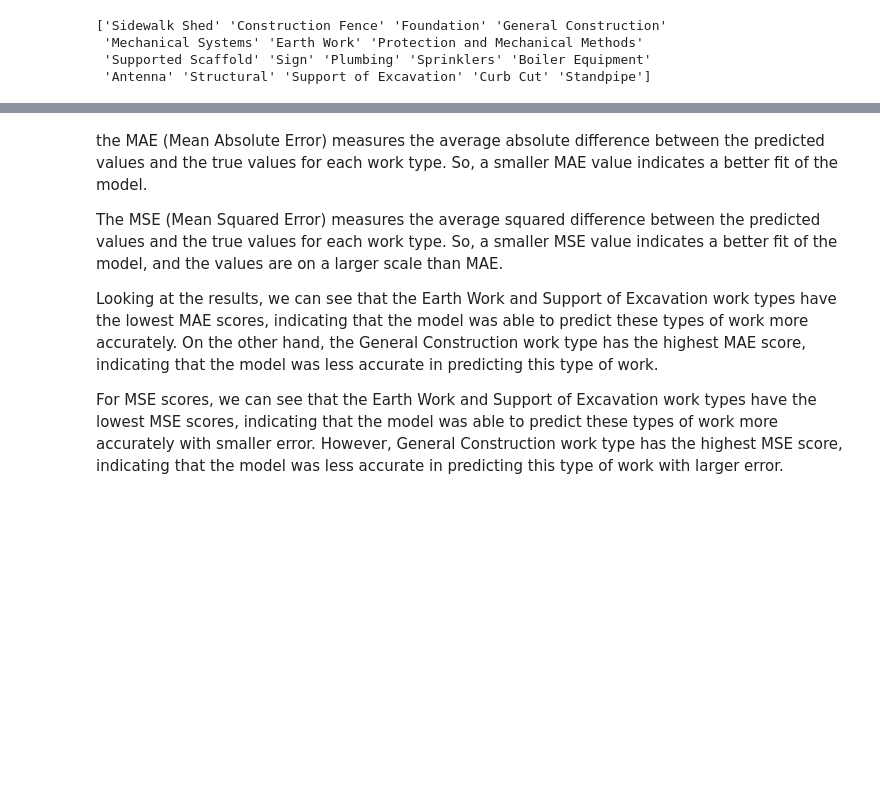
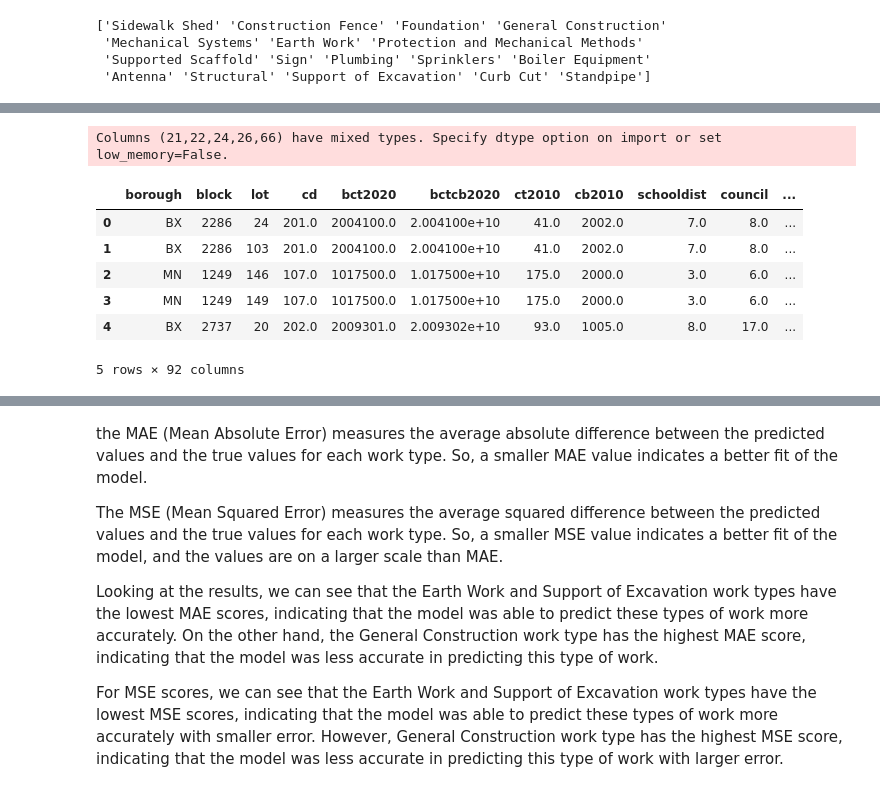
Before and after one commit to inagib21/BuildingPermitAnalysis, a Jupyter notebook: Notebook.ipynb, the cells around one changed output, grey strips where cells are left out. Drawn from its saved outputs; the diff is of its cells as text; code cells hidden in the pictures; blank space fills up the shorter version.

```diff
--- a/Notebook.ipynb
+++ b/Notebook.ipynb
@@ -285,0 +284,15 @@ memory usage: 36.9+ MB
+# %%
+# Read CSV file into a DataFrame
+pluto_df = pd.read_csv('pluto.csv')
+# %% [output]
+Columns (21,22,24,26,66) have mixed types. Specify dtype option on import or set low_memory=False.
+# %%
+pluto_df.head()
+# %% [output]
+|  | borough | block | lot | cd | bct2020 | bctcb2020 | ct2010 | cb2010 | schooldist | council | ... |
+| 0 | BX | 2286 | 24 | 201.0 | 2004100.0 | 2.004100e+10 | 41.0 | 2002.0 | 7.0 | 8.0 | ... |
+| 1 | BX | 2286 | 103 | 201.0 | 2004100.0 | 2.004100e+10 | 41.0 | 2002.0 | 7.0 | 8.0 | ... |
+| 2 | MN | 1249 | 146 | 107.0 | 1017500.0 | 1.017500e+10 | 175.0 | 2000.0 | 3.0 | 6.0 | ... |
+| 3 | MN | 1249 | 149 | 107.0 | 1017500.0 | 1.017500e+10 | 175.0 | 2000.0 | 3.0 | 6.0 | ... |
+| 4 | BX | 2737 | 20 | 202.0 | 2009301.0 | 2.009302e+10 | 93.0 | 1005.0 | 8.0 | 17.0 | ... |
+5 rows × 92 columns
```
Also changed, not shown: parts of 60 cells of this notebook.
